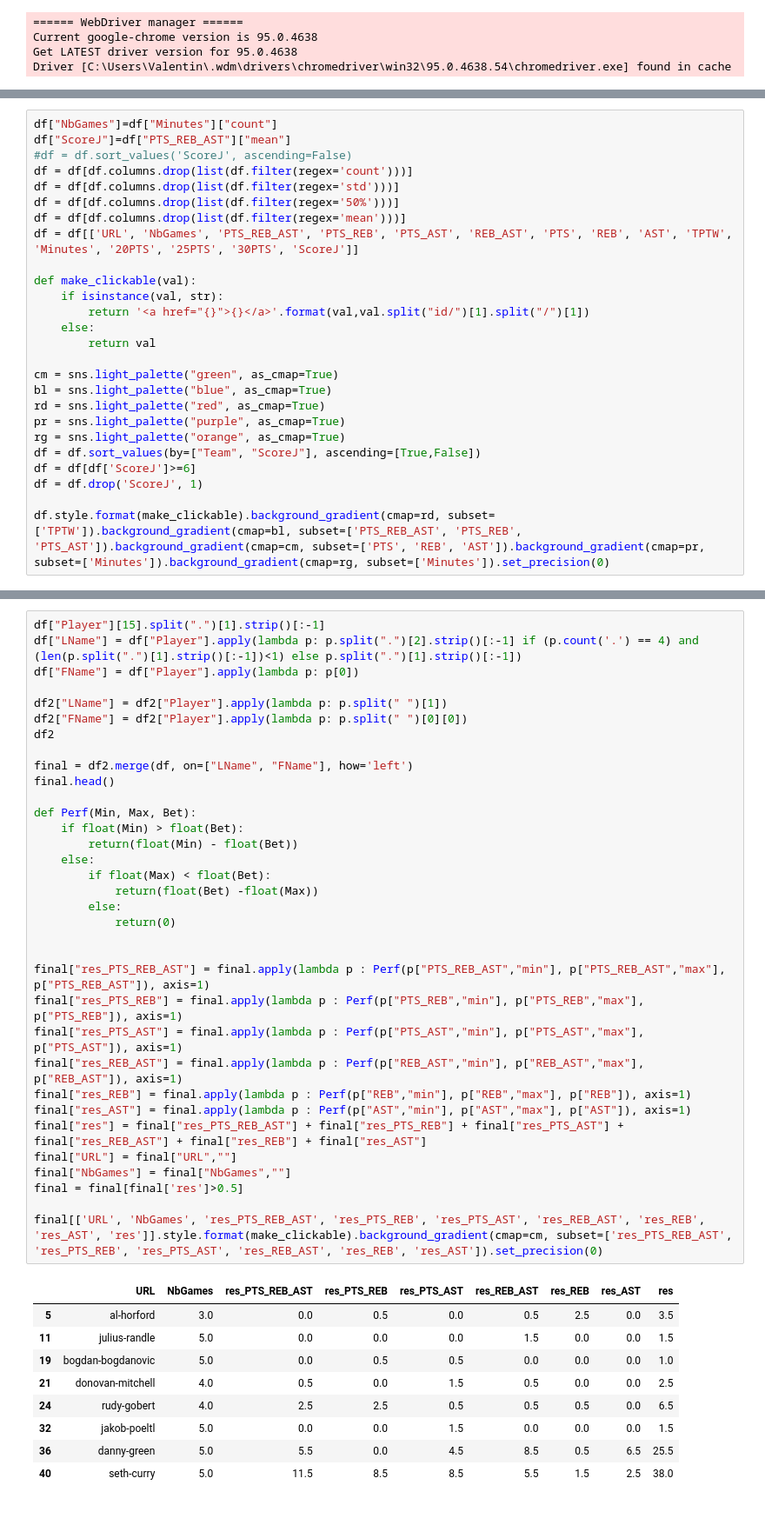
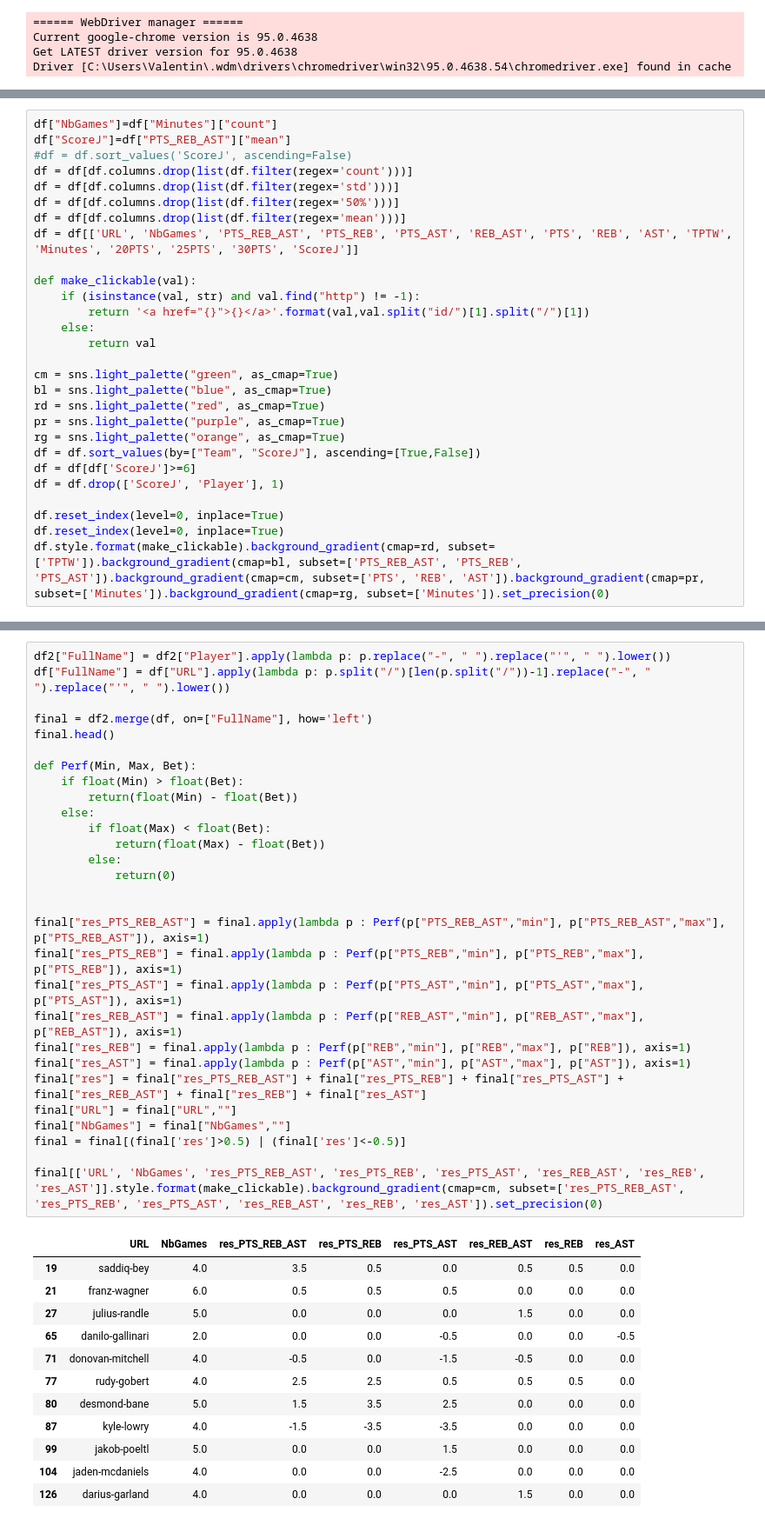
Before and after one commit to Shaakon35/NBA_Betting, a Jupyter notebook: Player_Stats.ipynb, the cells around one changed output, grey strips where cells are left out. Shown at 87% size. Cells and saved outputs as stored; diff of their text form.

```diff
--- a/Player_Stats.ipynb
+++ b/Player_Stats.ipynb
@@ -256,7 +259,7 @@ df = df[df.columns.drop(list(df.filter(regex='mean')))]
 df = df[['URL', 'NbGames', 'PTS_REB_AST', 'PTS_REB', 'PTS_AST', 'REB_AST', 'PTS', 'REB', 'AST', 'TPTW', 'Minutes', '20PTS', '25PTS', '30PTS', 'ScoreJ']]
 
 def make_clickable(val):
-    if isinstance(val, str):
+    if (isinstance(val, str) and val.find("http") != -1):
         return '<a href="{}">{}</a>'.format(val,val.split("id/")[1].split("/")[1])
     else:
         return val
@@ -268,7 +271,9 @@ pr = sns.light_palette("purple", as_cmap=True)
 rg = sns.light_palette("orange", as_cmap=True)
 df = df.sort_values(by=["Team", "ScoreJ"], ascending=[True,False])
 df = df[df['ScoreJ']>=6]
-df = df.drop('ScoreJ', 1)
+df = df.drop(['ScoreJ', 'Player'], 1)
 
+df.reset_index(level=0, inplace=True)
+df.reset_index(level=0, inplace=True)
 df.style.format(make_clickable).background_gradient(cmap=rd, subset=['TPTW']).background_gradient(cmap=bl, subset=['PTS_REB_AST', 'PTS_REB', 'PTS_AST']).background_gradient(cmap=cm, subset=['PTS', 'REB', 'AST']).background_gradient(cmap=pr, subset=['Minutes']).background_gradient(cmap=rg, subset=['Minutes']).set_precision(0)
 # %% [output]
@@ -322,44 +352,42 @@ df.reset_index(level=0, inplace=True)
 # %%
-df["Player"][15].split(".")[1].strip()[:-1]
-df["LName"] = df["Player"].apply(lambda p: p.split(".")[2].strip()[:-1] if (p.count('.') == 4) and (len(p.split(".")[1].strip()[:-1])<1) else p.split(".")[1].strip()[:-1])
-df["FName"] = df["Player"].apply(lambda p: p[0])
+df2["FullName"] = df2["Player"].apply(lambda p: p.replace("-", " ").replace("'", " ").lower())
+df["FullName"] = df["URL"].apply(lambda p: p.split("/")[len(p.split("/"))-1].replace("-", " ").replace("'", " ").lower())
 
-df2["LName"] = df2["Player"].apply(lambda p: p.split(" ")[1])
-df2["FName"] = df2["Player"].apply(lambda p: p.split(" ")[0][0])
-df2
-
-final = df2.merge(df, on=["LName", "FName"], how='left')
+final = df2.merge(df, on=["FullName"], how='left')
 final.head()
 
 def Perf(Min, Max, Bet):
     if float(Min) > float(Bet):
         return(float(Min) - float(Bet))
     else:
         if float(Max) < float(Bet):
-            return(float(Bet) -float(Max))
+            return(float(Max) - float(Bet))
         else:
             return(0)
 
 
 final["res_PTS_REB_AST"] = final.apply(lambda p : Perf(p["PTS_REB_AST","min"], p["PTS_REB_AST","max"], p["PTS_REB_AST"]), axis=1)
 final["res_PTS_REB"] = final.apply(lambda p : Perf(p["PTS_REB","min"], p["PTS_REB","max"], p["PTS_REB"]), axis=1)
 final["res_PTS_AST"] = final.apply(lambda p : Perf(p["PTS_AST","min"], p["PTS_AST","max"], p["PTS_AST"]), axis=1)
 final["res_REB_AST"] = final.apply(lambda p : Perf(p["REB_AST","min"], p["REB_AST","max"], p["REB_AST"]), axis=1)
 final["res_REB"] = final.apply(lambda p : Perf(p["REB","min"], p["REB","max"], p["REB"]), axis=1)
 final["res_AST"] = final.apply(lambda p : Perf(p["AST","min"], p["AST","max"], p["AST"]), axis=1)
 final["res"] = final["res_PTS_REB_AST"] + final["res_PTS_REB"] + final["res_PTS_AST"] + final["res_REB_AST"] + final["res_REB"] + final["res_AST"]
 final["URL"] = final["URL",""]
 final["NbGames"] = final["NbGames",""]
-final = final[final['res']>0.5]
+final = final[(final['res']>0.5) | (final['res']<-0.5)]
 
-final[['URL', 'NbGames', 'res_PTS_REB_AST', 'res_PTS_REB', 'res_PTS_AST', 'res_REB_AST', 'res_REB', 'res_AST', 'res']].style.format(make_clickable).background_gradient(cmap=cm, subset=['res_PTS_REB_AST', 'res_PTS_REB', 'res_PTS_AST', 'res_REB_AST', 'res_REB', 'res_AST']).set_precision(0)
+final[['URL', 'NbGames', 'res_PTS_REB_AST', 'res_PTS_REB', 'res_PTS_AST', 'res_REB_AST', 'res_REB', 'res_AST']].style.format(make_clickable).background_gradient(cmap=cm, subset=['res_PTS_REB_AST', 'res_PTS_REB', 'res_PTS_AST', 'res_REB_AST', 'res_REB', 'res_AST']).set_precision(0)
 # %% [output]
-|  | URL | NbGames | res_PTS_REB_AST | res_PTS_REB | res_PTS_AST | res_REB_AST | res_REB | res_AST | res |
-| 5 | al-horford | 3.0 | 0.0 | 0.5 | 0.0 | 0.5 | 2.5 | 0.0 | 3.5 |
-| 11 | julius-randle | 5.0 | 0.0 | 0.0 | 0.0 | 1.5 | 0.0 | 0.0 | 1.5 |
-| 19 | bogdan-bogdanovic | 5.0 | 0.0 | 0.5 | 0.5 | 0.0 | 0.0 | 0.0 | 1.0 |
-| 21 | donovan-mitchell | 4.0 | 0.5 | 0.0 | 1.5 | 0.5 | 0.0 | 0.0 | 2.5 |
-| 24 | rudy-gobert | 4.0 | 2.5 | 2.5 | 0.5 | 0.5 | 0.5 | 0.0 | 6.5 |
-| 32 | jakob-poeltl | 5.0 | 0.0 | 0.0 | 1.5 | 0.0 | 0.0 | 0.0 | 1.5 |
-| 36 | danny-green | 5.0 | 5.5 | 0.0 | 4.5 | 8.5 | 0.5 | 6.5 | 25.5 |
-| 40 | seth-curry | 5.0 | 11.5 | 8.5 | 8.5 | 5.5 | 1.5 | 2.5 | 38.0 |
+|  | URL | NbGames | res_PTS_REB_AST | res_PTS_REB | res_PTS_AST | res_REB_AST | res_REB | res_AST |
+| 19 | saddiq-bey | 4.0 | 3.5 | 0.5 | 0.0 | 0.5 | 0.5 | 0.0 |
+| 21 | franz-wagner | 6.0 | 0.5 | 0.5 | 0.5 | 0.0 | 0.0 | 0.0 |
+| 27 | julius-randle | 5.0 | 0.0 | 0.0 | 0.0 | 1.5 | 0.0 | 0.0 |
+| 65 | danilo-gallinari | 2.0 | 0.0 | 0.0 | -0.5 | 0.0 | 0.0 | -0.5 |
+| 71 | donovan-mitchell | 4.0 | -0.5 | 0.0 | -1.5 | -0.5 | 0.0 | 0.0 |
+| 77 | rudy-gobert | 4.0 | 2.5 | 2.5 | 0.5 | 0.5 | 0.5 | 0.0 |
+| 80 | desmond-bane | 5.0 | 1.5 | 3.5 | 2.5 | 0.0 | 0.0 | 0.0 |
+| 87 | kyle-lowry | 4.0 | -1.5 | -3.5 | -3.5 | 0.0 | 0.0 | 0.0 |
+| 99 | jakob-poeltl | 5.0 | 0.0 | 0.0 | 1.5 | 0.0 | 0.0 | 0.0 |
+| 104 | jaden-mcdaniels | 4.0 | 0.0 | 0.0 | -2.5 | 0.0 | 0.0 | 0.0 |
+| 126 | darius-garland | 4.0 | 0.0 | 0.0 | 0.0 | 1.5 | 0.0 | 0.0 |
```
Also changed, not shown: parts of 8 cells of this notebook.
